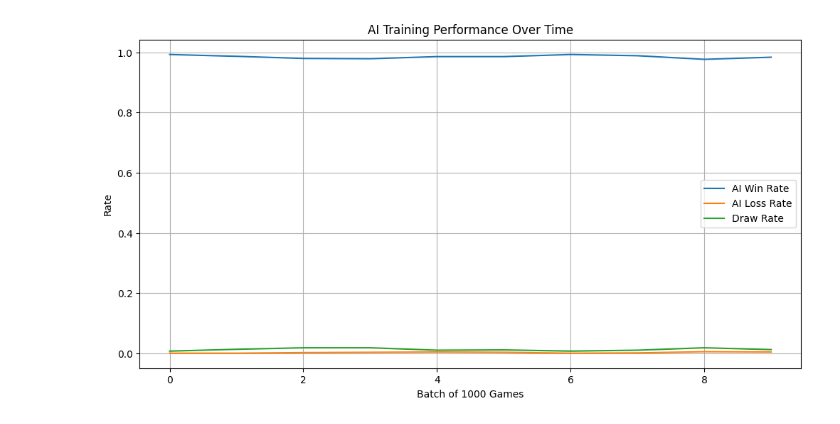
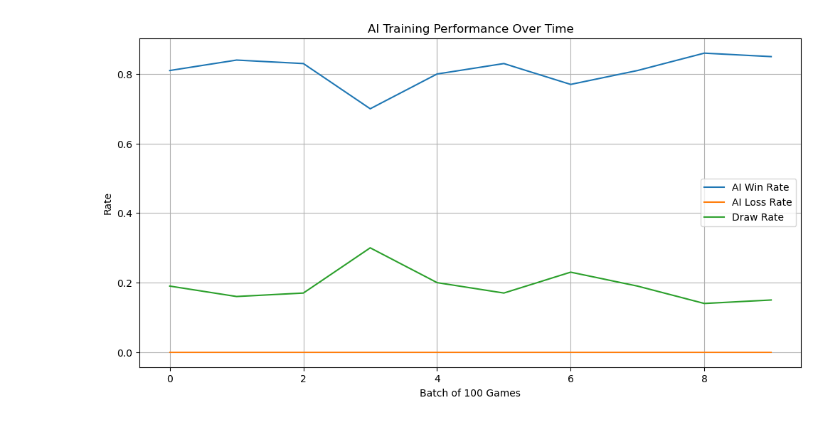
Before and after one commit to Farouta/Custom-RL-TicTacToe-Agent, a Jupyter notebook: main.ipynb, the cells around one changed output. Saved outputs shown, nothing was run; the diff lists cells and outputs as text; code cells hidden in the pictures.

```diff
--- a/main.ipynb
+++ b/main.ipynb
@@ -228,4 +6,11 @@ game1=tictactoe()
 # %%
+
+
+game1=tictactoe()
+agent2=Agent()
+agent2.load_model("trained_agent1.pkl")
+agent2.epsilon = 0.0
+
 win_log = []
 loss_log = []
 draw_log = []
@@ -233,14 +18,13 @@ total_wins = 0
 total_losses = 0
 total_draws = 0
 
-num_games = 10000
-batch=1000
+num_games = 1000
+batch=100
 for epoch in range (num_games):
     game1.reset_game()
-    last_agent_s = None
-    last_agent_a = None
-    current_player=1
-    agent2.epsilon = max(agent2.epsilon * agent2.epsilon_decay_rate, agent2.epsilon_min)
+    #current_player=random.randint(1,2)
+    current_player = 1 if epoch % 2 == 0 else 2
+    game1.current_player = current_player
     while (not (game1.gameover)):
 
         if current_player==1 :
@@ -248,46 +32,31 @@ for epoch in range (num_games):
             canon_board=game1.key_state_to_board(canon_state_key)
             canon_possible_actions=game1.get_possible_actions(canon_board)
 
-
-            if last_agent_s is not None:
-                agent2.update_q_table(last_agent_s, last_agent_a, 0.0, canon_state_key, canon_possible_actions)
             canon_action=agent2.choose_action(canon_state_key,canon_possible_actions)
             action=game1.inverse_action(canon_action, transform)
             game_flag=game1.next_move(action[0],action[1]) #who won or if draw
-
-            canon_next_state_key, next_transform=game1.get_canonical_key(game1.board)
-            canon_board=game1.key_state_to_board(canon_next_state_key)
-            canon_next_possible_actions=game1.get_possible_actions(canon_board)
-
-            last_agent_s = canon_state_key
-            last_agent_a = canon_action
+            current_player=2
 
 
             if (game1.gameover):
                 if game_flag == 1.0 :
                     total_wins += 1
-                    learning_reward = 1.0
                 else:
                     total_draws += 1
-                    learning_reward = -0.2
-                agent2.update_q_table(canon_state_key, canon_action, learning_reward, "", [])
                 break
             current_player=2
         else:
             game_flag=game1.bot_move()
 
             if (game1.gameover):
+                if game_flag == 2.0:
+                    total_losses += 1
 
-                if  game_flag== 2.0:
-                    total_losses += 1
-                    learning_reward = -1.0
+                    print("\n--- DETECTED AGENT LOSS ---")
+                    game1.view_board()
+                    print("The agent failed to block this.")
                 else:
                     total_draws += 1
-                    learning_reward = -0.2
-
-                if last_agent_s is not None:
-                    agent2.update_q_table(last_agent_s, last_agent_a, learning_reward, "", [])
-
                 break
             current_player=1
 
@@ -304,6 +73,7 @@ for epoch in range (num_games):
             total_losses = 0
             total_draws = 0
 
+
 print("Training complete!")
 plt.figure(figsize=(12, 6))
 plt.plot(win_log, label='AI Win Rate')
@@ -329,2 +100,2 @@ Epoch 10000/10000 | Win Rate: 0.98 | Loss Rate: 0.00 | Draw Rate: 0.01
 Training complete!
-[figure, old version]
+[figure, new version]
```
Also changed, not shown: parts of 10 cells of this notebook, 5 other files.
